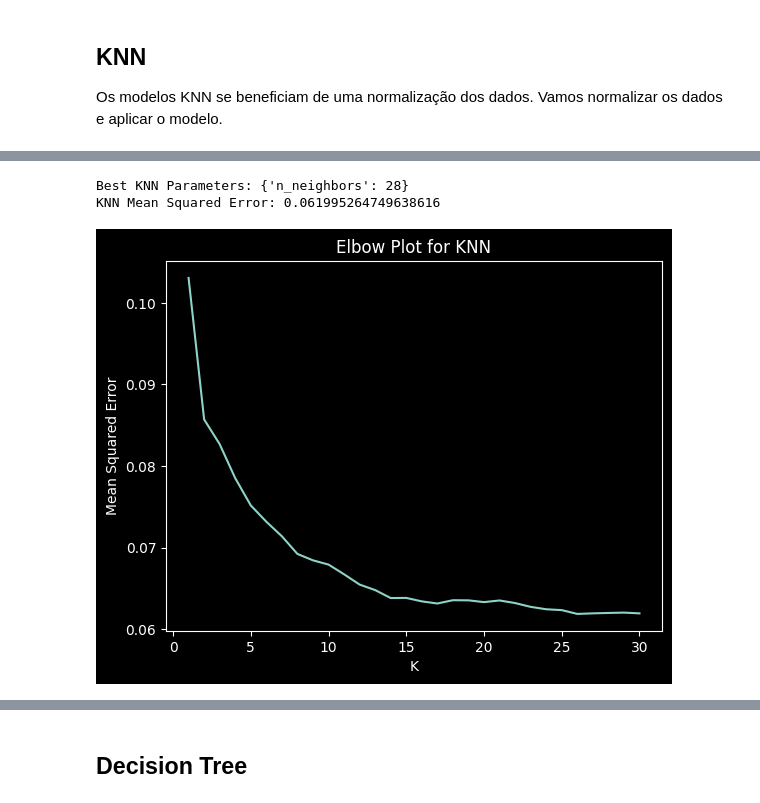
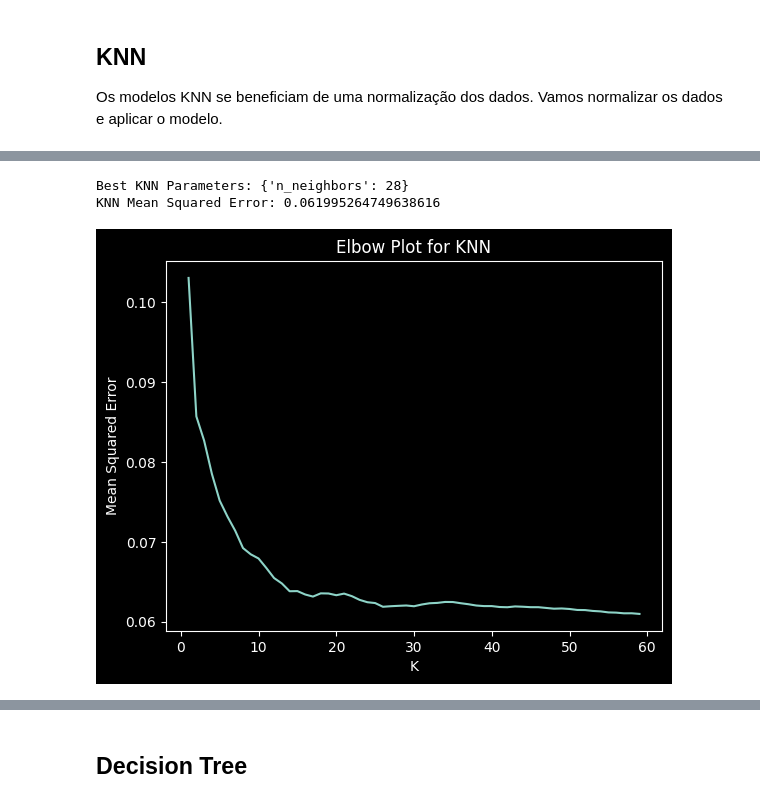
Before and after one commit to joaopcvieira/CMC-13, a Jupyter notebook: Lab Final/main.ipynb, the cells around one changed output, grey strips where cells are left out. Saved outputs shown, nothing was run; the diff lists cells and outputs as text; code cells hidden in the pictures.

Commit message:
add graphs and final part of the code

```diff
--- a/Lab Final/main.ipynb
+++ b/Lab Final/main.ipynb
@@ -445,6 +445,14 @@ def min_max_normalize(X):
 
 y_train = min_max_normalize(y_train)
 y_test = min_max_normalize(y_test)
+
+def calculate_metrics(y_true, y_pred):
+    epsilon = 1e-10  # Adicionar uma pequena constante para evitar divisão por zero
+    rmse = np.sqrt(mean_squared_error(y_true, y_pred))
+    mae = mean_absolute_error(y_true, y_pred)
+    r2 = r2_score(y_true, y_pred)
+    mape = np.mean(np.abs((y_true - y_pred) / (y_true + epsilon))) * 100
+    return rmse, mae, mape, r2
 # %% [markdown]
 ## KNN
 
@@ -485,23 +467,0 @@ KNN Mean Squared Error: 0.0781421316386295
-# %%
-import matplotlib.pyplot as plt
-
-# Define the range of K values
-k_values = range(1, 31)
-
-# Initialize an empty list to store the MSE values
-mse_values = []
-
-# Calculate the MSE for each K value
-for k in k_values:
-    knn = KNeighborsRegressor(n_neighbors=k)
-    knn.fit(X_train, y_train)
-    knn_predictions = knn.predict(X_test)
-    mse = mean_squared_error(y_test, knn_predictions)
-    mse_values.append(mse)
-
-# Plot the elbow plot
-plt.plot(k_values, mse_values)
-plt.xlabel('K')
-plt.ylabel('Mean Squared Error')
-plt.title('Elbow Plot for KNN')
-plt.show()
@@ -575,7 +516,8 @@ X_test = X_test[[
     # 'dogs'
 ]]
 
-# vamos repetir o teste de KNN
+# Define the range of K values
+k_values = range(1, 60)
 
 # Definir os hiperparâmetros a serem ajustados
 knn_params = {'n_neighbors': range(1, 31)}
@@ -597,31 +539,36 @@ print("Best KNN Parameters:", knn_grid.best_params_)
 knn_predictions = knn_grid.predict(X_test)
 
 # Avaliar o modelo
 knn_mse = mean_squared_error(y_test, knn_predictions)
 print("KNN Mean Squared Error:", knn_mse)
 
 
 # Definir os hiperparâmetros a serem ajustados
 knn_params = {'n_neighbors': range(1, 31)}
 
 # Initialize an empty list to store the MSE values
 mse_values = []
 
 # Calculate the MSE for each K value
 for k in k_values:
     knn = KNeighborsRegressor(n_neighbors=k)
     knn.fit(X_train, y_train)
     knn_predictions = knn.predict(X_test)
     mse = mean_squared_error(y_test, knn_predictions)
     mse_values.append(mse)
 
 # Plot the elbow plot
 plt.plot(k_values, mse_values)
 plt.xlabel('K')
 plt.ylabel('Mean Squared Error')
 plt.title('Elbow Plot for KNN')
 plt.show()
+
+
+# KNN
+knn_train_rmse, knn_train_mae, knn_train_mape, knn_train_r2 = calculate_metrics(y_train, knn_grid.predict(X_train))
+knn_test_rmse, knn_test_mae, knn_test_mape, knn_test_r2 = calculate_metrics(y_test, knn_grid.predict(X_test))
 # %% [output]
 Best KNN Parameters: {'n_neighbors': 28}
 KNN Mean Squared Error: 0.061995264749638616
-[figure, old version]
+[figure, new version]
```
Also changed, not shown: parts of 28 cells of this notebook.
